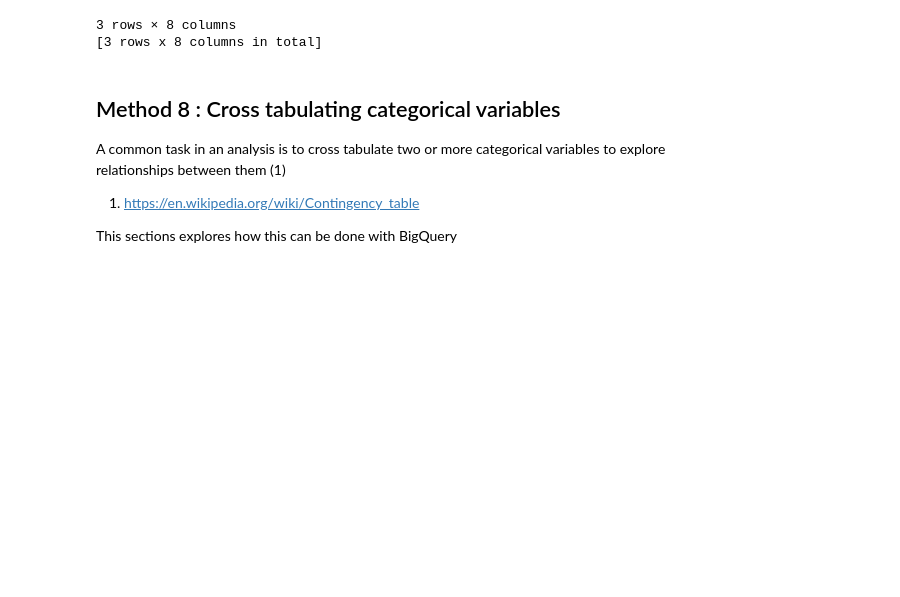
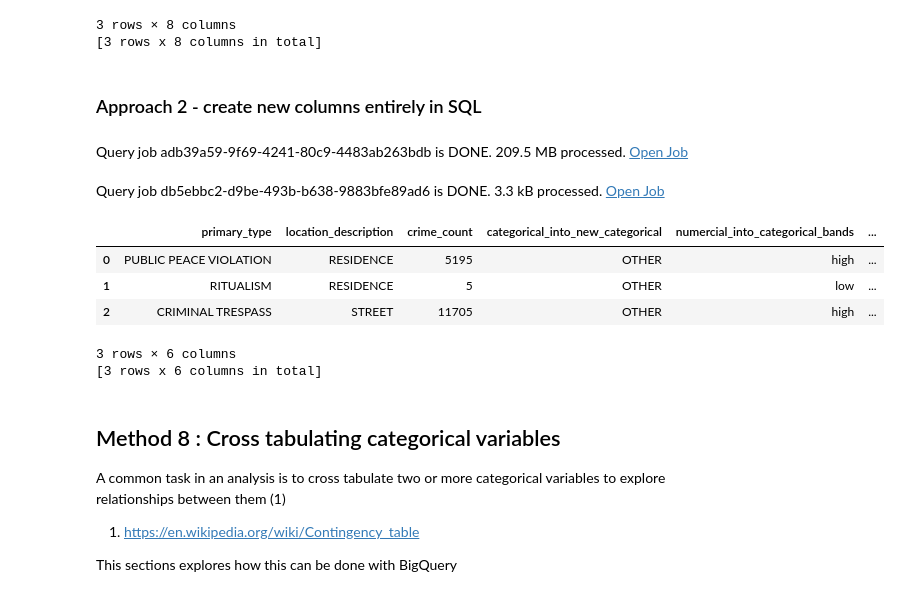
Before and after one commit to ant-laz/vertex-workbench-bigquery, a Jupyter notebook: VertexWorkbenchBigQuery.ipynb, the cells around one changed output. Cells and saved outputs as stored; diff of their text form; code cells hidden in the pictures; blank space fills up the shorter version.

Commit message:
adds example of combining multiple columns together

```diff
--- a/VertexWorkbenchBigQuery.ipynb
+++ b/VertexWorkbenchBigQuery.ipynb
@@ -388,6 +388,65 @@ Query job eaf87f81-14a0-481e-af77-93474d056fc7 is DONE. 28.9 kB processed. Open
 | 2 | Adelie Penguin (Pygoscelis adeliae) | Biscoe | 37.7 | 16.0 | 183.0 | 3075.0 | FEMALE | ... |
 3 rows × 8 columns
 [3 rows x 8 columns in total]
+# %% [markdown]
+### Approach 2 - create new columns entirely in SQL
+# %%
+#https://cloud.google.com/python/docs/reference/bigframes/latest/bigframes.pandas#bigframes_pandas_read_gbq_query
+
+# df = bpd.read_gbq_query('''
+# ...    SELECT
+# ...       pitcherFirstName,
+# ...       pitcherLastName,
+# ...       pitchSpeed,
+# ...    FROM `bigquery-public-data.baseball.games_wide`
+# ... ''')
+
+bfdf = bpd.read_gbq_query('''
+WITH
+  aggregates AS (
+  SELECT
+    primary_type,
+    location_description,
+    COUNT(*) AS crime_count
+  FROM
+    `bigquery-public-data.chicago_crime.crime`
+  WHERE
+    location_description IN ("STREET",
+      "RESIDENCE")
+  GROUP BY
+    1,
+    2 )
+SELECT
+  primary_type,
+  location_description,
+  crime_count,
+IF
+  (primary_type = "CRIMINAL DAMAGE", "CRIMINAL", "OTHER") AS categorical_into_new_categorical,
+  CASE
+    WHEN crime_count >= 1000 THEN "high"
+    WHEN crime_count >= 100
+  AND crime_count < 1000 THEN "mid"
+    ELSE "low"
+END
+  AS numercial_into_categorical_bands,
+IF
+  (primary_type = "CRIMINAL DAMAGE"
+    AND crime_count > 1000, TRUE, FALSE) AS multiple_cols_new_binary_column
+FROM
+  aggregates
+''')
+# %% [output]
+Query job adb39a59-9f69-4241-80c9-4483ab263bdb is DONE. 209.5 MB processed. Open Job
+# %%
+bfdf.head(n=3)
+# %% [output]
+Query job db5ebbc2-d9be-493b-b638-9883bfe89ad6 is DONE. 3.3 kB processed. Open Job
+|  | primary_type | location_description | crime_count | categorical_into_new_categorical | numercial_into_categorical_bands | ... |
+| 0 | PUBLIC PEACE VIOLATION | RESIDENCE | 5195 | OTHER | high | ... |
+| 1 | RITUALISM | RESIDENCE | 5 | OTHER | low | ... |
+| 2 | CRIMINAL TRESPASS | STREET | 11705 | OTHER | high | ... |
+3 rows × 6 columns
+[3 rows x 6 columns in total]
 # %% [markdown]
 ## Method 8 : Cross tabulating categorical variables
 
```
Also changed, not shown: parts of 1 cell of this notebook.
